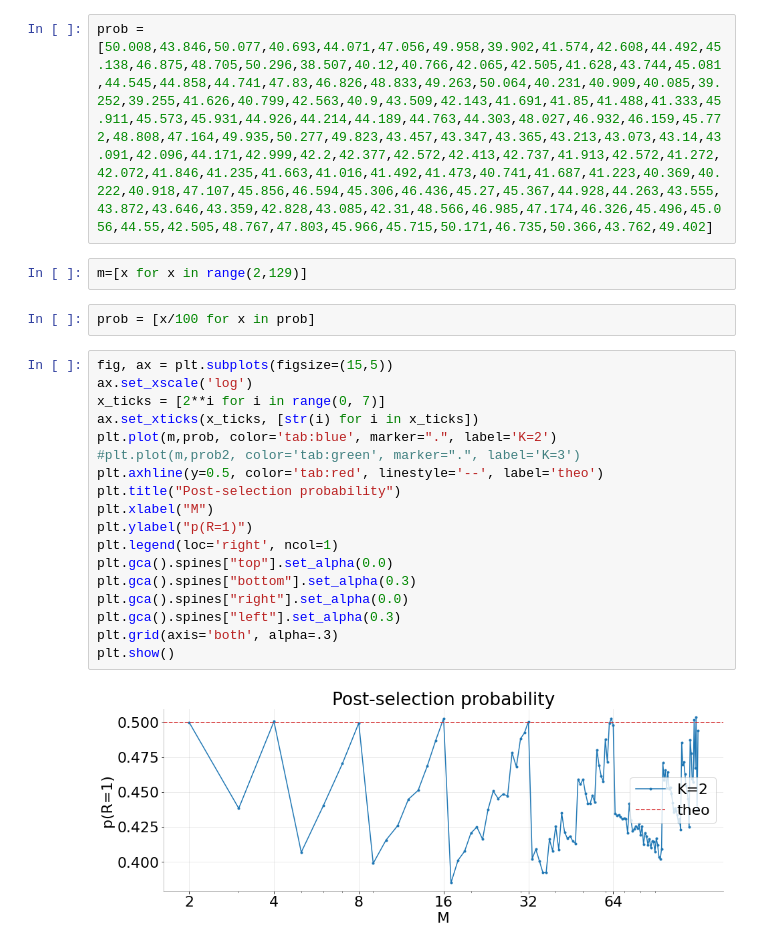
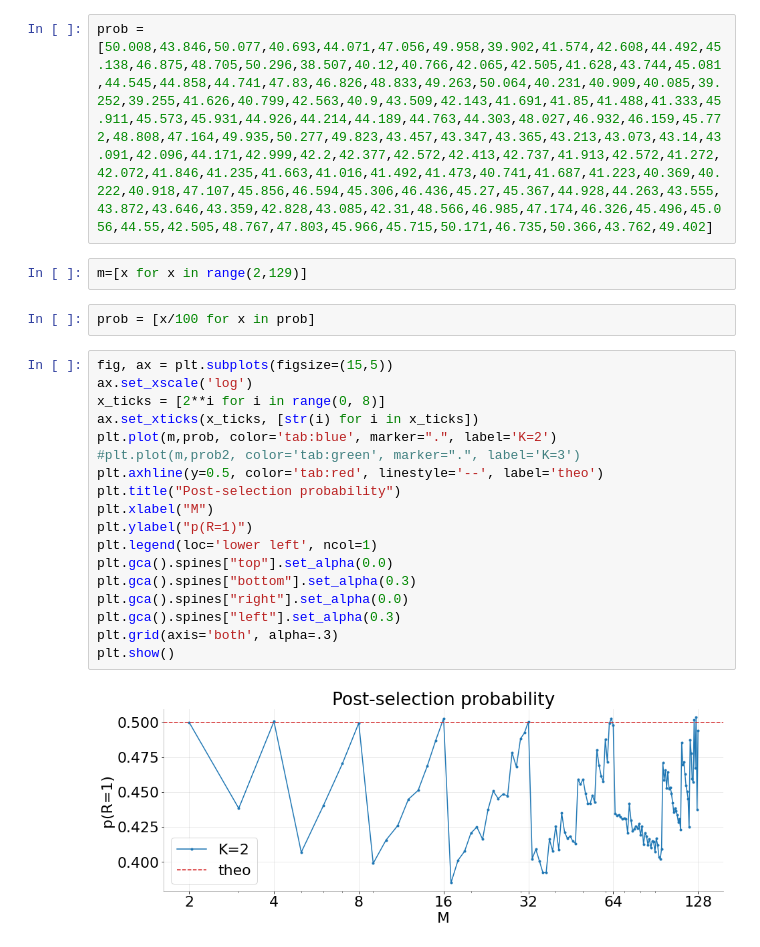
Before and after one commit to AlessandroPoggiali/QKmeans, a Jupyter notebook: test_analysis.ipynb, the cells around one changed output. Drawn from its saved outputs; the diff is of its cells as text.

```diff
--- a/test_analysis.ipynb
+++ b/test_analysis.ipynb
@@ -511,27 +511,27 @@ m.append(63)
 m.append(64)
 # %%
 prob = [50.008,43.846,50.077,40.693,44.071,47.056,49.958,39.902,41.574,42.608,44.492,45.138,46.875,48.705,50.296,38.507,40.12,40.766,42.065,42.505,41.628,43.744,45.081,44.545,44.858,44.741,47.83,46.826,48.833,49.263,50.064,40.231,40.909,40.085,39.252,39.255,41.626,40.799,42.563,40.9,43.509,42.143,41.691,41.85,41.488,41.333,45.911,45.573,45.931,44.926,44.214,44.189,44.763,44.303,48.027,46.932,46.159,45.772,48.808,47.164,49.935,50.277,49.823,43.457,43.347,43.365,43.213,43.073,43.14,43.091,42.096,44.171,42.999,42.2,42.377,42.572,42.413,42.737,41.913,42.572,41.272,42.072,41.846,41.235,41.663,41.016,41.492,41.473,40.741,41.687,41.223,40.369,40.222,40.918,47.107,45.856,46.594,45.306,46.436,45.27,45.367,44.928,44.263,43.555,43.872,43.646,43.359,42.828,43.085,42.31,48.566,46.985,47.174,46.326,45.496,45.056,44.55,42.505,48.767,47.803,45.966,45.715,50.171,46.735,50.366,43.762,49.402]
-# %%
-m=[x for x in range(2,129)]
-# %%
-prob = [x/100 for x in prob]
-# %%
-fig, ax = plt.subplots(figsize=(15,5))
-ax.set_xscale('log')
-x_ticks = [2**i for i in range(0, 7)]
-ax.set_xticks(x_ticks, [str(i) for i in x_ticks])
-plt.plot(m,prob, color='tab:blue', marker=".", label='K=2')
-#plt.plot(m,prob2, color='tab:green', marker=".", label='K=3')
-plt.axhline(y=0.5, color='tab:red', linestyle='--', label='theo')
-plt.title("Post-selection probability")
-plt.xlabel("M")
-plt.ylabel("p(R=1)")
-plt.legend(loc='right', ncol=1)
-plt.gca().spines["top"].set_alpha(0.0)
-plt.gca().spines["bottom"].set_alpha(0.3)
-plt.gca().spines["right"].set_alpha(0.0)
-plt.gca().spines["left"].set_alpha(0.3)
-plt.grid(axis='both', alpha=.3)
-plt.show()
-# %% [output]
-[figure, removed]
+# %%
+m=[x for x in range(2,129)]
+# %%
+prob = [x/100 for x in prob]
+# %%
+fig, ax = plt.subplots(figsize=(15,5))
+ax.set_xscale('log')
+x_ticks = [2**i for i in range(0, 8)]
+ax.set_xticks(x_ticks, [str(i) for i in x_ticks])
+plt.plot(m,prob, color='tab:blue', marker=".", label='K=2')
+#plt.plot(m,prob2, color='tab:green', marker=".", label='K=3')
+plt.axhline(y=0.5, color='tab:red', linestyle='--', label='theo')
+plt.title("Post-selection probability")
+plt.xlabel("M")
+plt.ylabel("p(R=1)")
+plt.legend(loc='lower left', ncol=1)
+plt.gca().spines["top"].set_alpha(0.0)
+plt.gca().spines["bottom"].set_alpha(0.3)
+plt.gca().spines["right"].set_alpha(0.0)
+plt.gca().spines["left"].set_alpha(0.3)
+plt.grid(axis='both', alpha=.3)
+plt.show()
+# %% [output]
+[figure, added]
```
Also changed, not shown: 2 other files.
